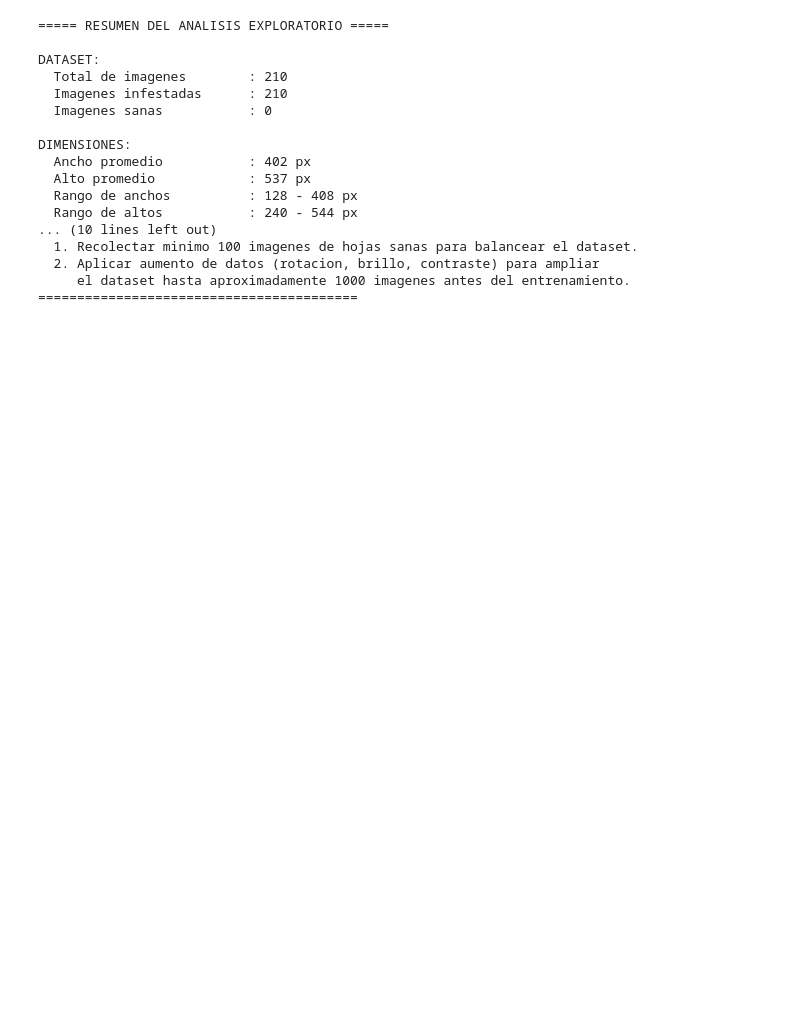
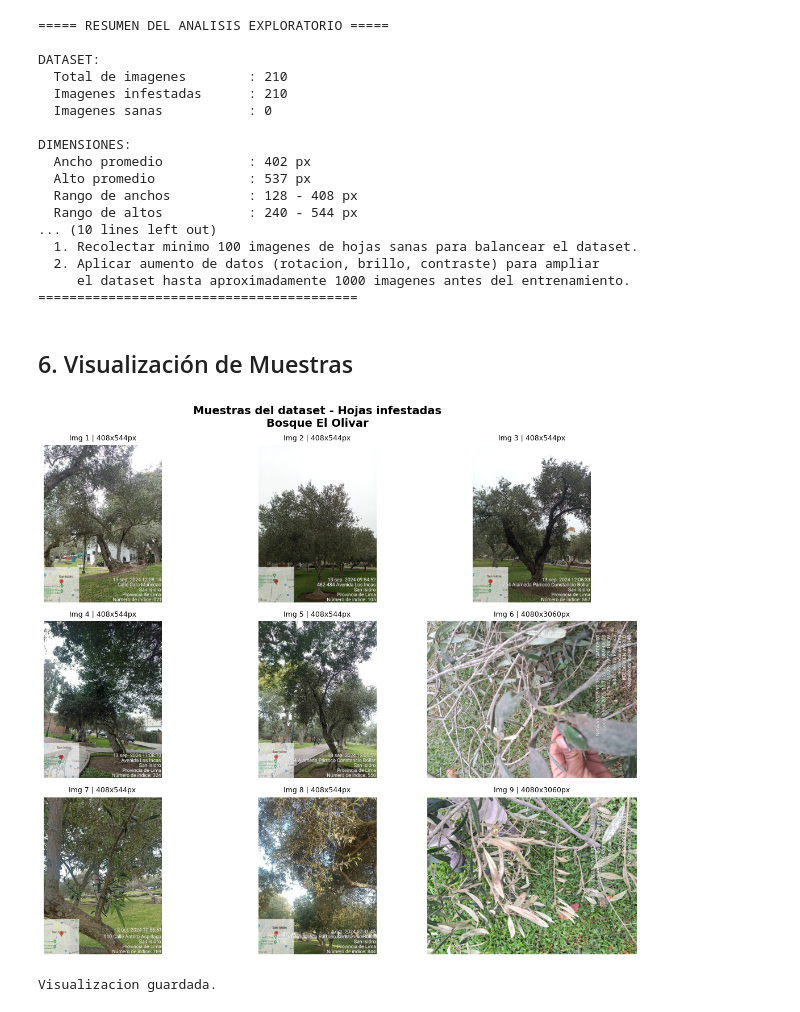
Before and after one commit to ggvvzza/mosca-blanca-olivar-CNN, a Jupyter notebook: cuadernos/EDA_basico.ipynb, the cells around one changed output. Drawn from its saved outputs; the diff is of its cells as text; code cells hidden in the pictures; blank space fills up the shorter version.

```diff
--- a/cuadernos/EDA_basico.ipynb
+++ b/cuadernos/EDA_basico.ipynb
@@ -240,3 +190,30 @@ DIMENSIONES:
   2. Aplicar aumento de datos (rotacion, brillo, contraste) para ampliar
      el dataset hasta aproximadamente 1000 imagenes antes del entrenamiento.
 =========================================
+# %% [markdown]
+## 6. Visualización de Muestras
+# %%
+import matplotlib.pyplot as plt
+from PIL import Image
+import random
+
+# Mostrar 9 imagenes de muestra
+muestra = random.sample(infestadas, min(9, len(infestadas)))
+
+fig, axes = plt.subplots(3, 3, figsize=(12, 10))
+fig.suptitle('Muestras del dataset - Hojas infestadas\nBosque El Olivar',
+             fontsize=14, fontweight='bold')
+
+for i, ax in enumerate(axes.flatten()):
+    img = Image.open(muestra[i])
+    ax.imshow(img)
+    ax.set_title(f'Img {i+1} | {img.size[0]}x{img.size[1]}px', fontsize=9)
+    ax.axis('off')
+
+plt.tight_layout()
+plt.savefig('muestras_dataset.png', dpi=150, bbox_inches='tight')
+plt.show()
+print('Visualizacion guardada.')
+# %% [output]
+[figure, added]
+Visualizacion guardada.
```
Also changed, not shown: parts of 18 cells of this notebook.
